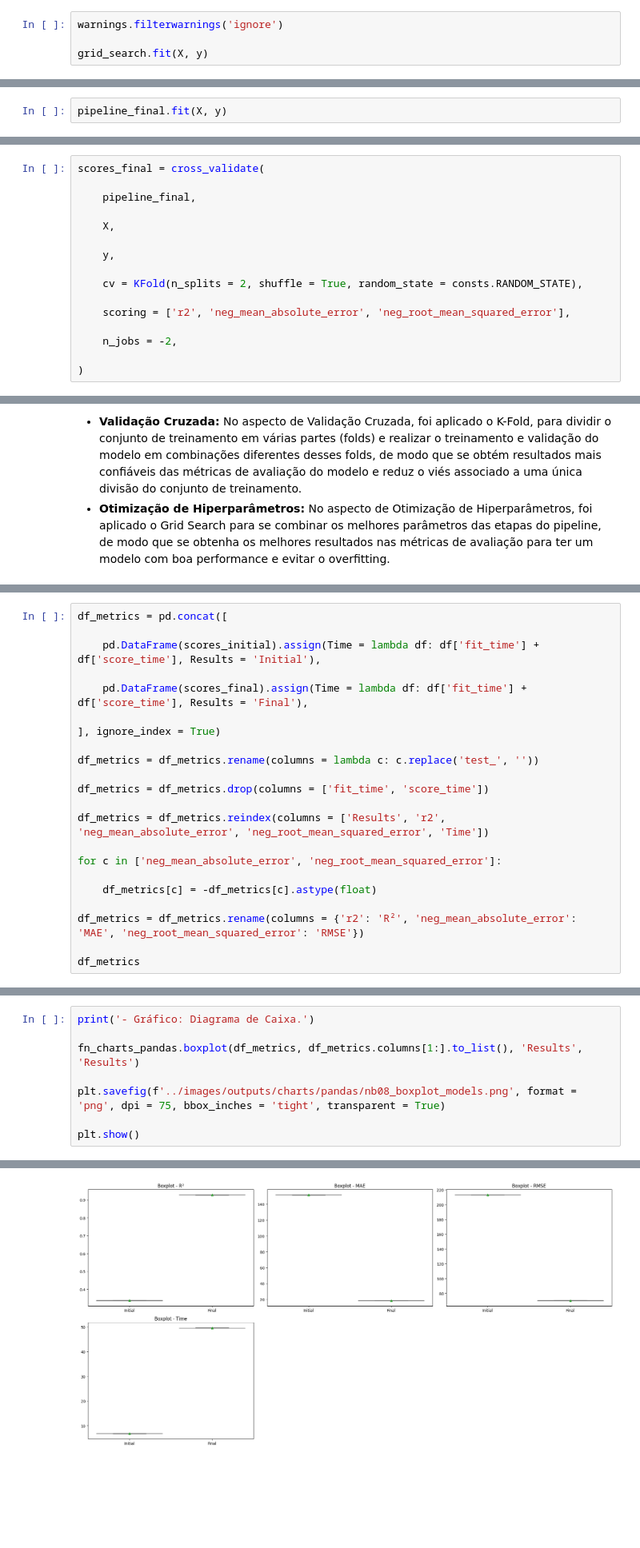
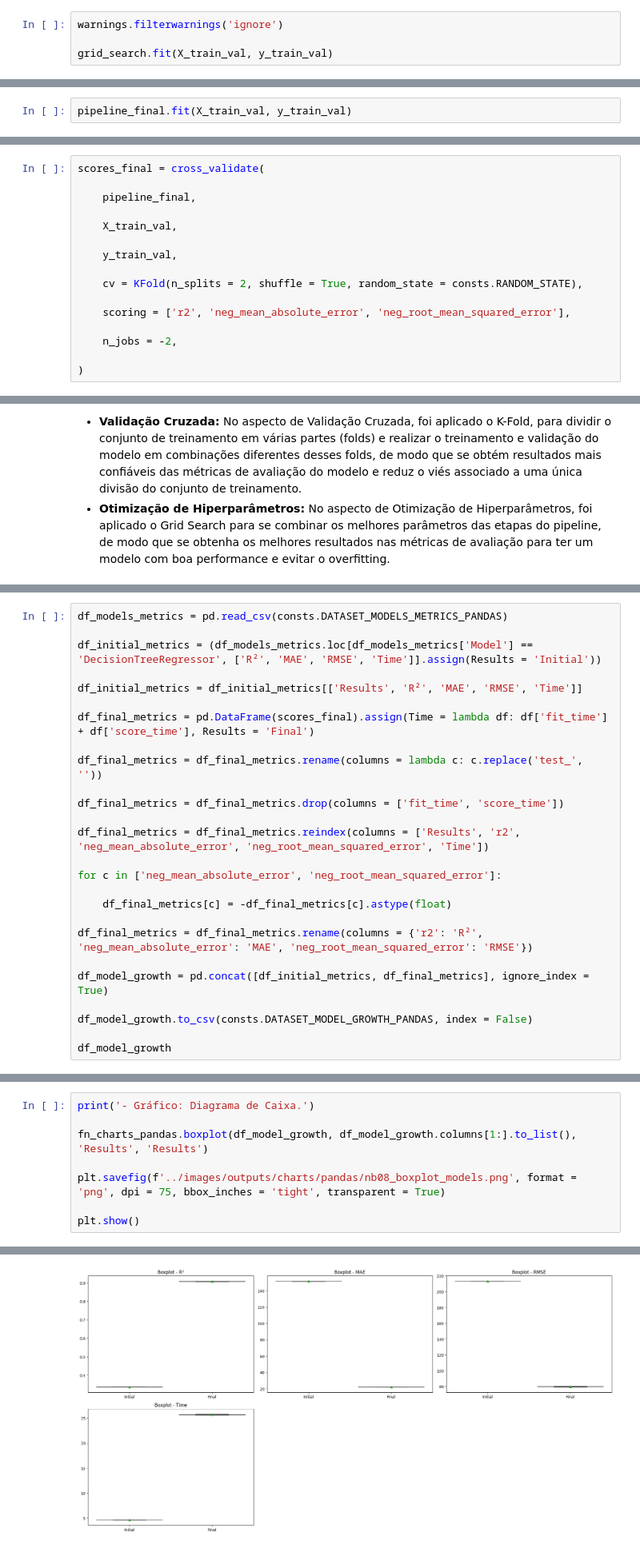
Before and after one commit to matheusresende7/ds_projeto_final_4_modelo_regressao_app_alugueis, a Jupyter notebook: notebooks/07_pd_model_training.ipynb, the cells around one changed output, grey strips where cells are left out. Shown at 80% size. Saved outputs shown, nothing was run; the diff lists cells and outputs as text; blank space fills up the shorter version.

```diff
--- a/notebooks/07_pd_model_training.ipynb
+++ b/notebooks/07_pd_model_training.ipynb
@@ -384,7 +345,7 @@ grid_search = GridSearchCV(
 # %%
 warnings.filterwarnings('ignore')
 
-grid_search.fit(X, y)
+grid_search.fit(X_train_val, y_train_val)
 # %% [output]
 GridSearchCV(estimator=Pipeline(steps=[('pre_processing',
                                         ColumnTransformer(transformers=[('one_hot_encoder',
@@ -438,5 +397,5 @@ pipeline_final = Pipeline([
 # %%
-pipeline_final.fit(X, y)
+pipeline_final.fit(X_train_val, y_train_val)
 # %% [output]
 Pipeline(steps=[('pre_processing',
                  ColumnTransformer(transformers=[('one_hot_encoder',
@@ -462,9 +421,9 @@ scores_final = cross_validate(
 
     pipeline_final,
 
-    X,
+    X_train_val,
 
-    y,
+    y_train_val,
 
     cv = KFold(n_splits = 2, shuffle = True, random_state = consts.RANDOM_STATE),
 
@@ -486,24 +445,28 @@ scores_final = cross_validate(
 # %%
-df_metrics = pd.concat([
+df_models_metrics = pd.read_csv(consts.DATASET_MODELS_METRICS_PANDAS)
 
-    pd.DataFrame(scores_initial).assign(Time = lambda df: df['fit_time'] + df['score_time'], Results = 'Initial'),
+df_initial_metrics = (df_models_metrics.loc[df_models_metrics['Model'] == 'DecisionTreeRegressor', ['R²', 'MAE', 'RMSE', 'Time']].assign(Results = 'Initial'))
 
-    pd.DataFrame(scores_final).assign(Time = lambda df: df['fit_time'] + df['score_time'], Results = 'Final'),
+df_initial_metrics = df_initial_metrics[['Results', 'R²', 'MAE', 'RMSE', 'Time']]
 
-], ignore_index = True)
+df_final_metrics = pd.DataFrame(scores_final).assign(Time = lambda df: df['fit_time'] + df['score_time'], Results = 'Final')
 
-df_metrics = df_metrics.rename(columns = lambda c: c.replace('test_', ''))
+df_final_metrics = df_final_metrics.rename(columns = lambda c: c.replace('test_', ''))
 
-df_metrics = df_metrics.drop(columns = ['fit_time', 'score_time'])
+df_final_metrics = df_final_metrics.drop(columns = ['fit_time', 'score_time'])
 
-df_metrics = df_metrics.reindex(columns = ['Results', 'r2', 'neg_mean_absolute_error', 'neg_root_mean_squared_error', 'Time'])
+df_final_metrics = df_final_metrics.reindex(columns = ['Results', 'r2', 'neg_mean_absolute_error', 'neg_root_mean_squared_error', 'Time'])
 
 for c in ['neg_mean_absolute_error', 'neg_root_mean_squared_error']:
 
-    df_metrics[c] = -df_metrics[c].astype(float)
+    df_final_metrics[c] = -df_final_metrics[c].astype(float)
 
-df_metrics = df_metrics.rename(columns = {'r2': 'R²', 'neg_mean_absolute_error': 'MAE', 'neg_root_mean_squared_error': 'RMSE'})
+df_final_metrics = df_final_metrics.rename(columns = {'r2': 'R²', 'neg_mean_absolute_error': 'MAE', 'neg_root_mean_squared_error': 'RMSE'})
 
-df_metrics
+df_model_growth = pd.concat([df_initial_metrics, df_final_metrics], ignore_index = True)
+
+df_model_growth.to_csv(consts.DATASET_MODEL_GROWTH_PANDAS, index = False)
+
+df_model_growth
 # %% [output]
 |  | Results | R² | MAE | RMSE | Time |
@@ -516,11 +479,11 @@ df_metrics
 # %%
 print('- Gráfico: Diagrama de Caixa.')
 
-fn_charts_pandas.boxplot(df_metrics, df_metrics.columns[1:].to_list(), 'Results', 'Results')
+fn_charts_pandas.boxplot(df_model_growth, df_model_growth.columns[1:].to_list(), 'Results', 'Results')
 
 plt.savefig(f'../images/outputs/charts/pandas/nb08_boxplot_models.png', format = 'png', dpi = 75, bbox_inches = 'tight', transparent = True)
 
 plt.show()
 # %% [output]
 - Gráfico: Diagrama de Caixa.
-[figure, old version]
+[figure, new version]
```
Also changed, not shown: parts of 45 cells of this notebook, 13 other files.
